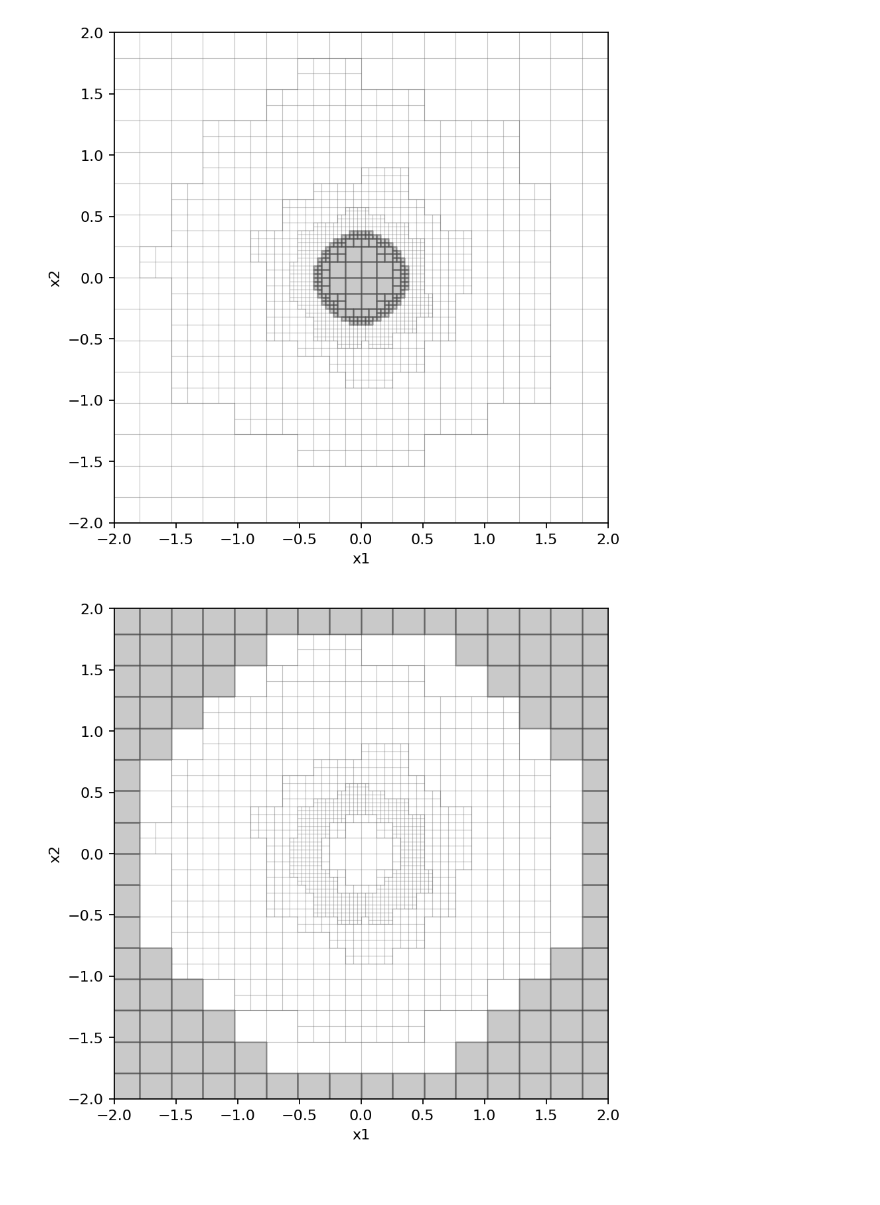
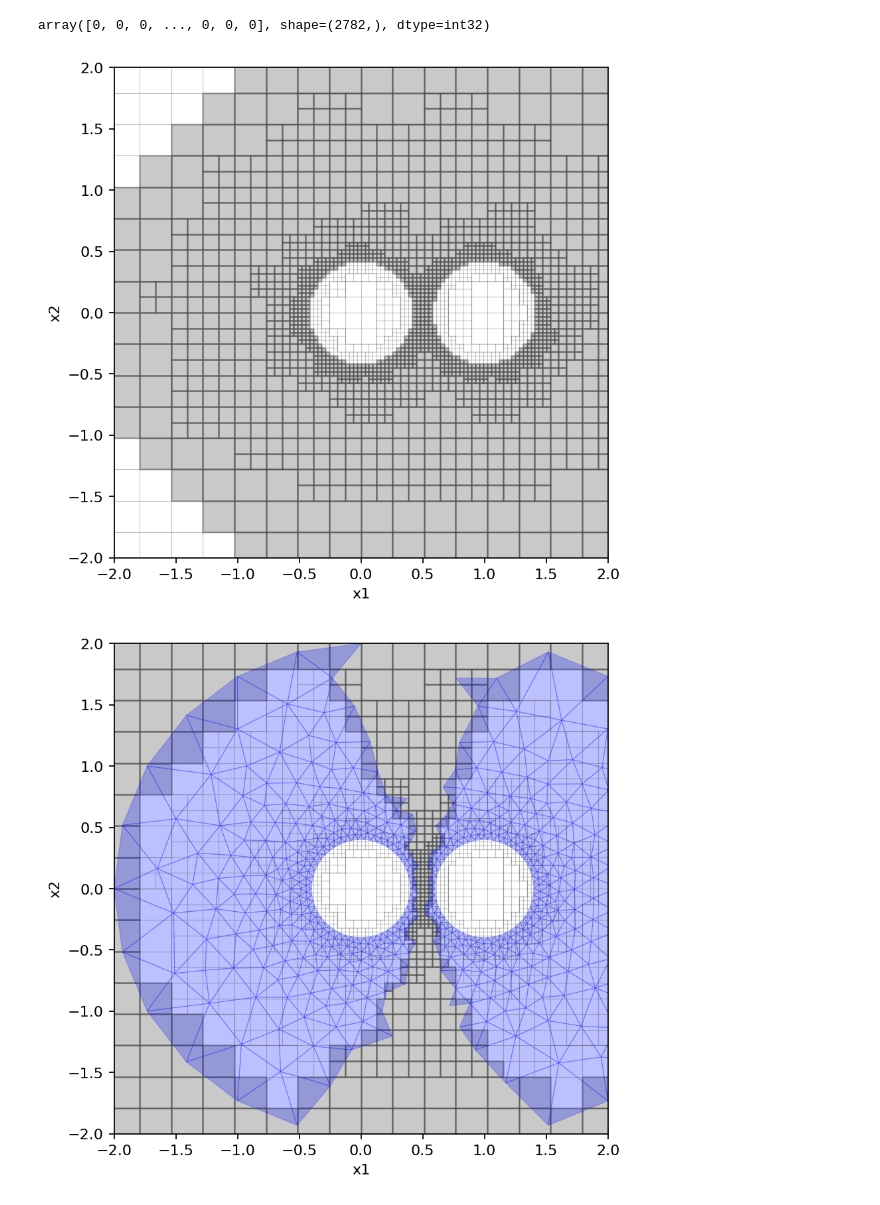
Before and after one commit to harryzhou2000/chimeraTreeDemo, a Jupyter notebook: chimeraTreeDemo/test2.ipynb, the cells around one changed output. Saved outputs shown, nothing was run; the diff lists cells and outputs as text; code cells hidden in the pictures.

Commit message:
hole overlapping is now correct for distance-exclusive hole strategy

```diff
--- a/chimeraTreeDemo/test2.ipynb
+++ b/chimeraTreeDemo/test2.ipynb
@@ -15,7 +15,7 @@ mesh0.plot_image(ax=ax, v=d0, v_type="N")
 mesh0.plot_grid(ax=ax, linewidth=0.5, color="k")
 
 mesh1 = meshBuilder.SimplexMeshShifted(mesh0.nodes, mesh0.simplices)
-mesh1.off[:] = np.array([[1, 0, 0]])
+mesh1.off[:] = np.array([[1, 0]])
 b1 = b0.copy()
 # %% [output]
 Info    : Meshing 1D...
@@ -109,38 +108,40 @@ from chimeraTree2D_Helper import FGMesh, MeshCellConn
 meshes = [FGMesh(mesh0, b0), FGMesh(mesh1, b1)]
 conns = [
     MeshCellConn(
         *(
-            meshHelper.get_tri_to_tree_intersect(meshB, mesh0.mesh)
-            + meshHelper.get_tribnd_to_tree_intersect(meshB, mesh0.mesh, mesh0.b)
+            meshHelper.get_tri_to_tree_intersect(meshB, mesh.mesh)
+            + meshHelper.get_tribnd_to_tree_intersect(meshB, mesh.mesh, mesh.b)
         )
     )
-    for mesh0 in meshes
+    for mesh in meshes
 ]
 
 fluid_solid_B = chimeraTree2D_Helper.chimeraMeshBHole2DTreeTri(
     meshB, meshes, B_cell2cell, conns
 )
 fig = plt.figure(124, figsize=(6, 6), dpi=160)
 ax = fig.add_subplot(111)
 meshPlotUtils.plot_mesh_mono(
     meshB,
     ax=ax,
-    cell_mask=fluid_solid_B == -1,
+    cell_mask=fluid_solid_B == 1,
     linecolor="#43434352",
     facecolor="#43434349",
 )
 # meshPlotUtils.plot_mesh_mono(
 #     mesh0,
 #     ax=ax,
 #     cell_mask=np.isin(np.arange(mesh0.n_cells), np.asarray([iM0Check])),
 #     linecolor="#00FFFB00",
 # )
 
 ax.set_xlim([-2, 2])
 ax.set_ylim([-2, 2])
 ax.grid(False)
+fluid_solid_B
 # %% [output]
+array([0, 0, 0, ..., 0, 0, 0], shape=(2782,), dtype=int32)
-[figure, old version]
+[figure, new version]
 # %%
 holeB, holes = chimeraTree2D_Helper.chimeraHole2DTreeTri(
     meshB, meshes, fluid_solid_B, B_cell2cell, conns
@@ -155,16 +156,17 @@ meshPlotUtils.plot_mesh_mono(
     linecolor="#43434352",
     facecolor="#43434349",
 )
-meshPlotUtils.plot_mesh_mono(
-    mesh0,
-    ax=ax,
-    cell_mask=None,
-    linecolor="#00FFFB00",
-    facecolor="#0011FF00"
-)
+for mesh, hole in zip(meshes, holes):
+    meshPlotUtils.plot_mesh_mono(
+        mesh.mesh,
+        ax=ax,
+        cell_mask=hole,
+        linecolor="#00000000",
+        facecolor="#0011FF43"
+    )
 
 ax.set_xlim([-2, 2])
 ax.set_ylim([-2, 2])
 ax.grid(False)
 # %% [output]
-[figure, old version]
+[figure, new version]
```
Also changed, not shown: parts of 4 cells of this notebook, 1 other file.
